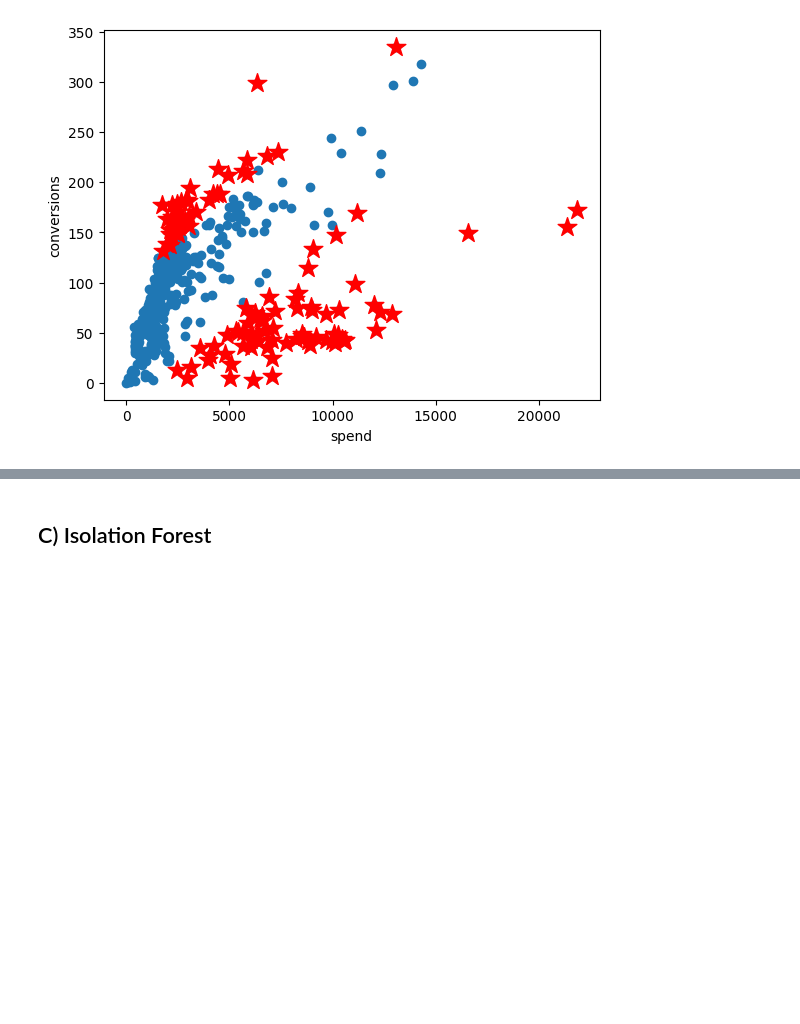
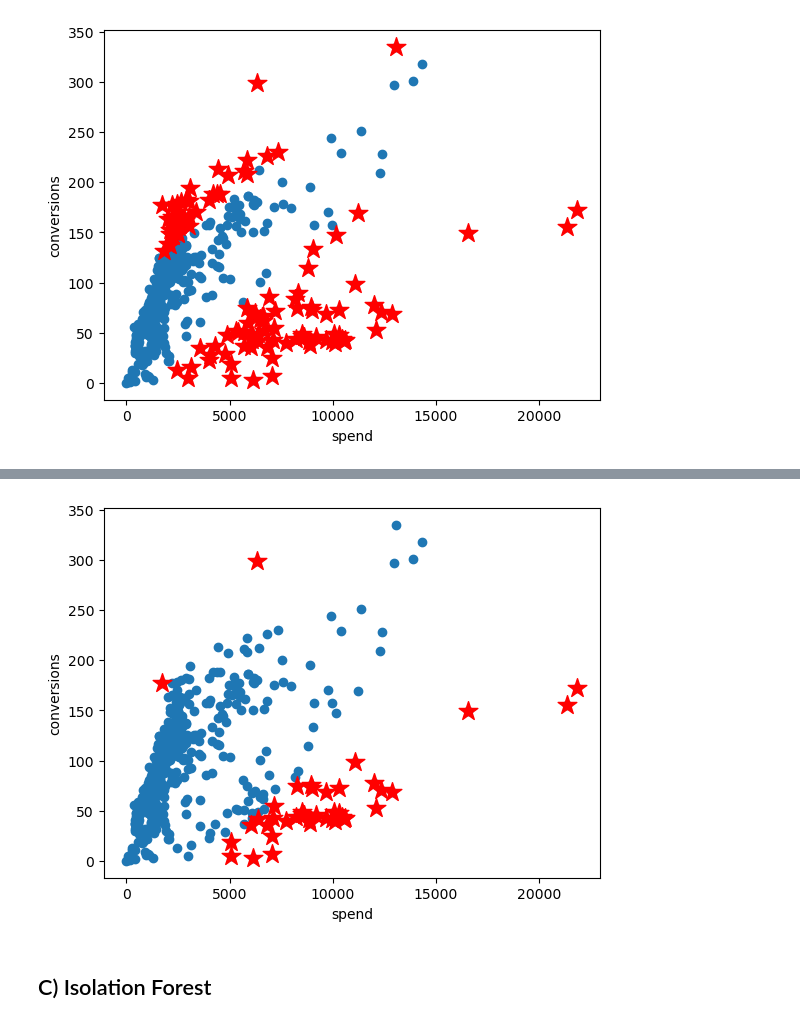
Before and after one commit to Fariborz-P/My-personal-works, a Jupyter notebook: Anomaly detector/Notebok/unsupervised.ipynb, the cells around one changed output, grey strips where cells are left out. Cells and saved outputs as stored; diff of their text form; code cells hidden in the pictures; blank space fills up the shorter version.

Commit message:
Anomaly detector updated with Kmeans, reconstruction based and isolation forest

```diff
--- a/Anomaly detector/Notebok/unsupervised.ipynb
+++ b/Anomaly detector/Notebok/unsupervised.ipynb
@@ -185,12 +210,0 @@ for i in range(len(features)-1):
-# %%
-data=df_iris[features]
-scaler = StandardScaler()
-data_scaled = scaler.fit_transform(data)
-pca = PCA(n_components=2)
-data_reduced = pca.fit_transform(data_scaled)
-centroids_scaled = scaler.transform(kmeans.cluster_centers_)
-centroids_reduced = pca.transform(centroids_scaled)
-
-# Plot data points and cluster centroids
-plt.scatter(data_reduced[:, 0], data_reduced[:, 1], c=kmeans.labels_, cmap='viridis')
-plt.scatter(centroids_reduced[:, 0], centroids_reduced[:, 1], marker='*', c='red', s=200)
@@ -210,4 +210,0 @@ plt.scatter(centroids_reduced[:, 0], centroids_reduced[:, 1], marker='*', c='red
-# %%
-centers=[[0,0],[1,0],[-1,0]]
-data=[[1,2],[2,3],[4,5],[6,2],[1,1],[-1,-1]]
-pd.DataFrame(pairwise_distances(data,centers)).min(axis=1)
@@ -243,3 +210,0 @@ array([-2.62648199, -2.72859298])
-# %%
-data=df_iris[features]
-anomalies=find_anomaly(data=df_scaled,kmeans=kmeans,threshold=0.95)
@@ -248,7 +210,0 @@ numpy.ndarray
-# %%
-data=df_iris[features]
-h=0.02
-x_min, x_max = data.iloc[:, 0].min() - 1, data.iloc[:, 0].max() + 1
-y_min, y_max = data.iloc[:, 1].min() - 1, data.iloc[:, 1].max() + 1
-xx, yy = np.meshgrid(np.arange(x_min, x_max, h), np.arange(y_min, y_max, h))
-yy
@@ -355,3 +250,12 @@ def anomaly_plot_pca(data:pd.DataFrame,centroids:np.ndarray,anomalies:list):
+# %%
+anomalies=find_anomaly_reconstruction(data=df_scaled,n_components=1,threshold=1)
+plt.scatter(df_original.iloc[:, 0], df_original.iloc[:, 1])
+plt.scatter(df_original.iloc[anomalies, 0], df_original.iloc[anomalies, 1], marker='*', c='red', s=200)
+plt.xlabel(features[0])
+plt.ylabel(features[1])
+plt.show()
+# %% [output]
+[figure, added]
 # %% [markdown]
 ## C) Isolation Forest
 # %%
```
Also changed, not shown: parts of 29 cells of this notebook.
